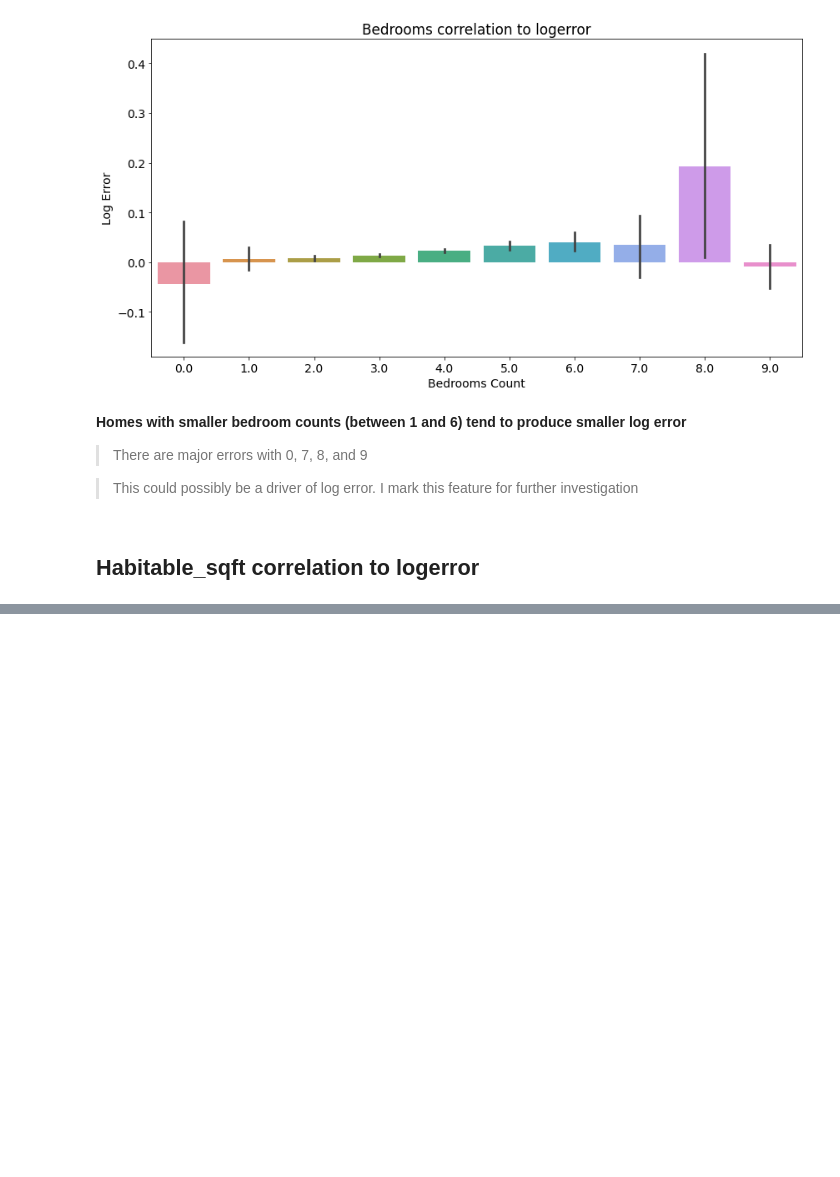
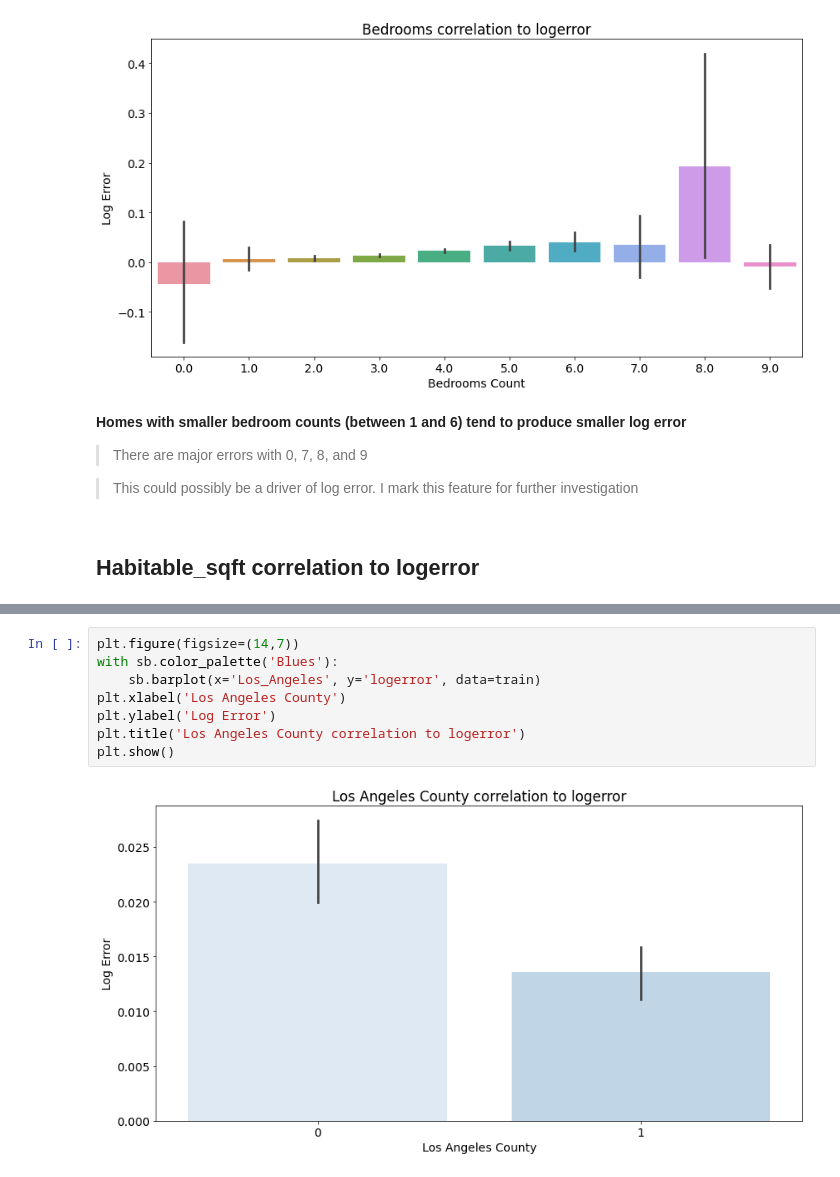
Before and after one commit to Severina7/clustering_project_zillow, a Jupyter notebook: zillow_acquisition_preparation.ipynb, the cells around one changed output, grey strips where cells are left out. Saved outputs shown, nothing was run; the diff lists cells and outputs as text; blank space fills up the shorter version.

```diff
--- a/zillow_acquisition_preparation.ipynb
+++ b/zillow_acquisition_preparation.ipynb
@@ -854,0 +878,10 @@ plt.show()
+# %%
+plt.figure(figsize=(14,7))
+with sb.color_palette('Blues'):
+    sb.barplot(x='Los_Angeles', y='logerror', data=train)
+plt.xlabel('Los Angeles County')
+plt.ylabel('Log Error')
+plt.title('Los Angeles County correlation to logerror')
+plt.show()
+# %% [output]
+[figure, added]
```
Also changed, not shown: parts of 10 cells of this notebook.
